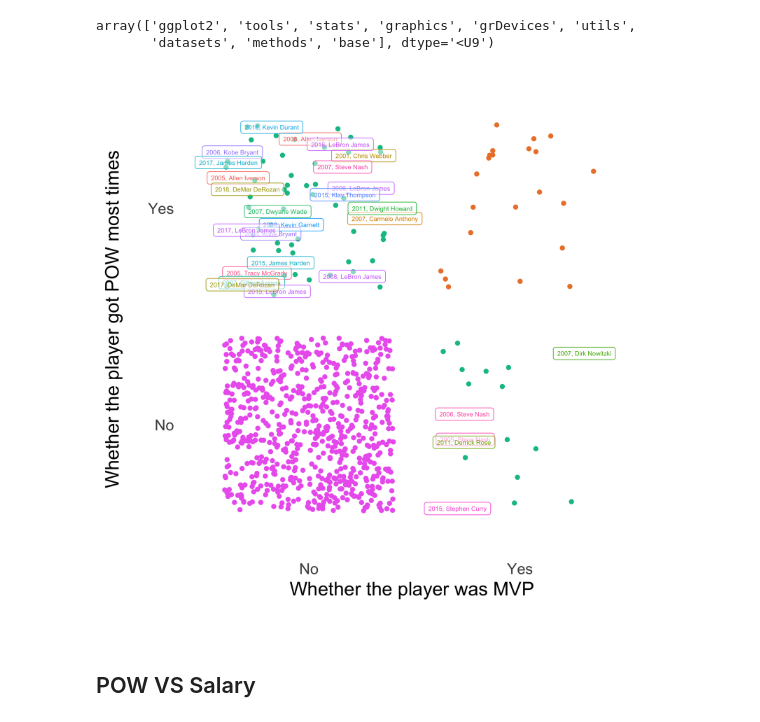
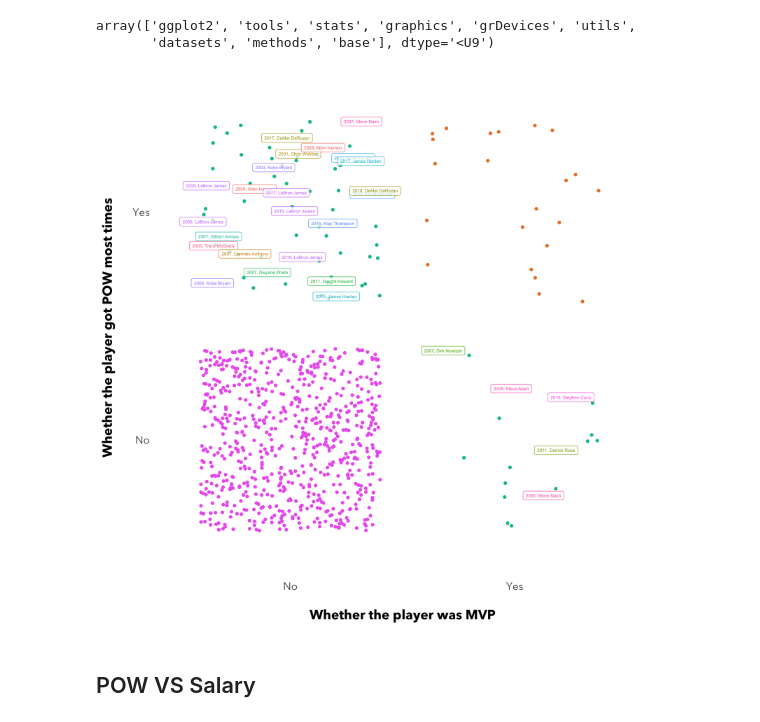
Before and after one commit to chunheisiu/NBA-POTW-Visualization, a Jupyter notebook: notebooks/_ggplot_2.ipynb, the cells around one changed output. Drawn from its saved outputs; the diff is of its cells as text; code cells hidden in the pictures.

```diff
--- a/notebooks/_ggplot_2.ipynb
+++ b/notebooks/_ggplot_2.ipynb
@@ -132,18 +132,21 @@ array(['ggplot2', 'tools', 'stats', 'graphics', 'grDevices', 'utils',
 %R -i potw_mvp_sum
 %R -i labeled_case
 # %%
-%%R -w 7 -h 7 --units in -r 300
+%%R -w 10 -h 10 --units in -r 300
 (ggplot() + geom_jitter(aes(x = Is_MVP, y = Is_Max,color = Group), data = potw_mvp_sum) +
  theme_minimal(base_size = 17) +
  guides(colour = F) +
  geom_label(aes(x = Is_MVP, y = Is_Max, label = year_name, color = Player),
-            data = labeled_case, position = 'jitter', size = 2, alpha = 0.5) +
+            data = labeled_case, position = 'jitter', size = 2, alpha = 0.75) +
  ylab("Whether the player got POW most times \n") +
- xlab("Whether the player was MVP \n") +
- theme(panel.grid.major = element_blank(), panel.grid.minor = element_blank())
+ xlab("\nWhether the player was MVP") +
+ theme(text = element_text(family = 'Avenir Next'),
+      axis.title = element_text(face = 'bold'),
+       panel.grid.major = element_blank(),
+       panel.grid.minor = element_blank())
 )
 # %% [output]
-[figure, old version]
+[figure, new version]
 # %% [markdown]
 ## POW VS Salary
 # %%
```
Also changed, not shown: parts of 1 cell of this notebook.
